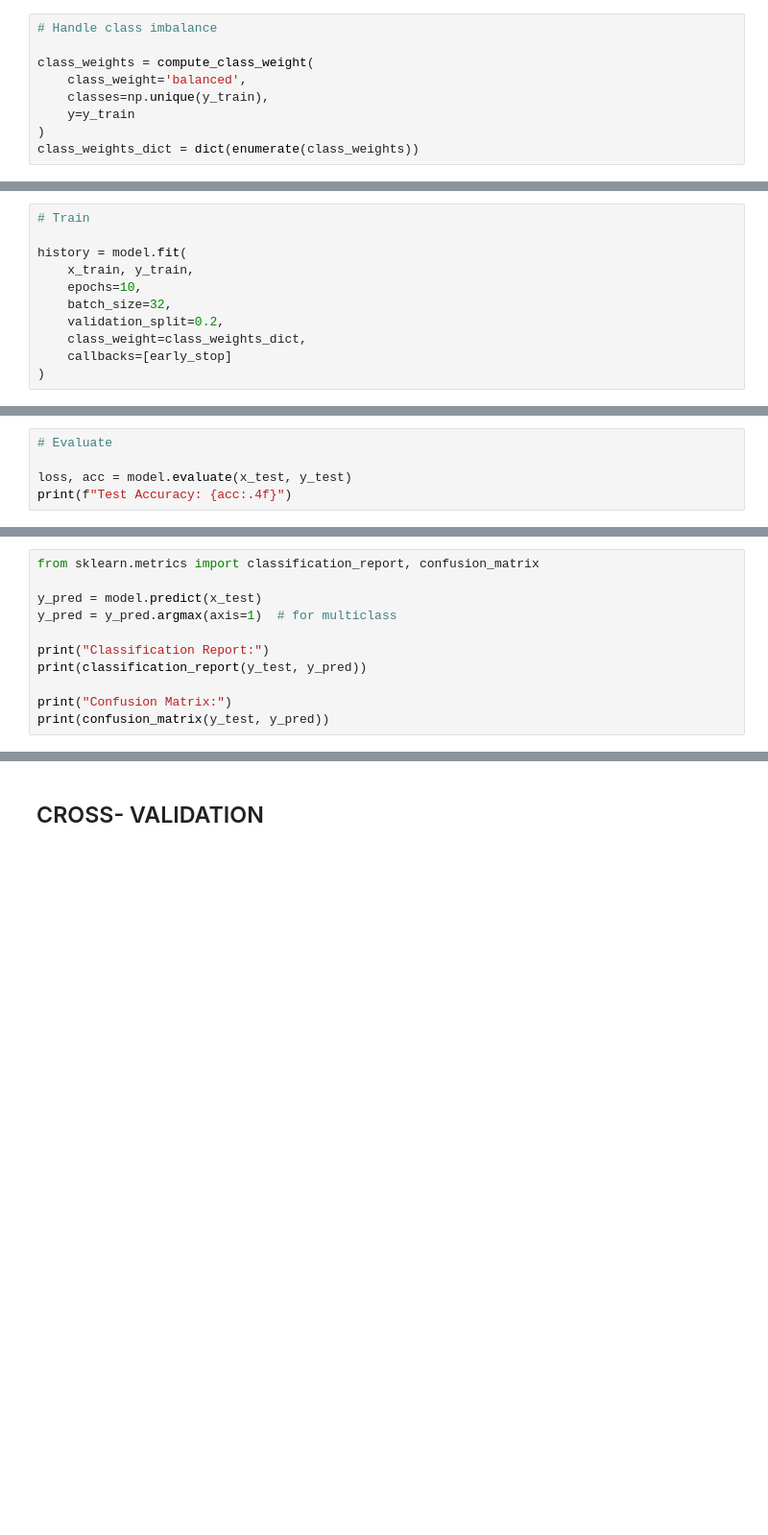
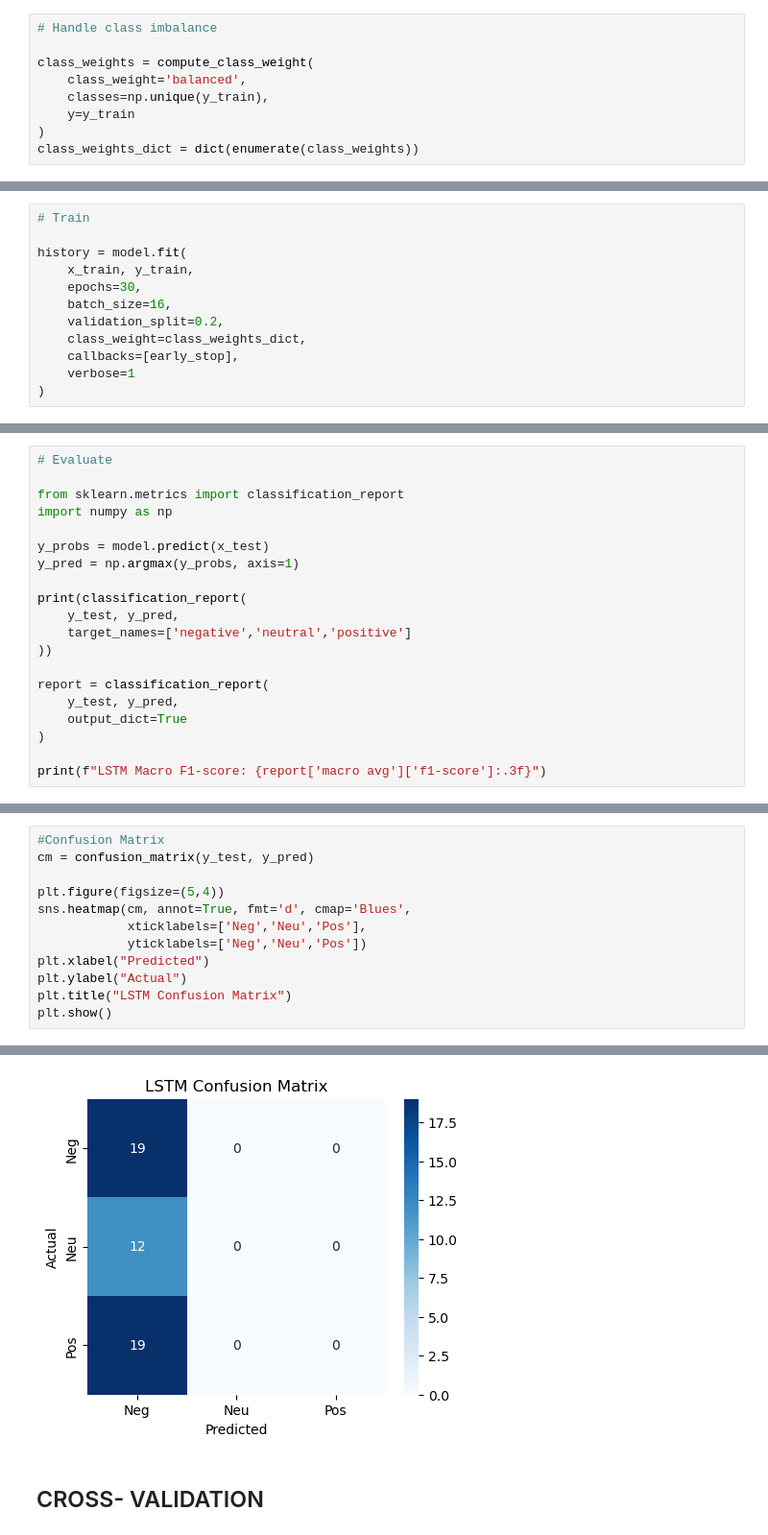
Before and after one commit to Haripriya-2310/AI-Echo-Your-Smartest-Conversational-Partner, a Jupyter notebook: AI.ipynb, the cells around one changed output, grey strips where cells are left out. Shown at 96% size. Cells and saved outputs as stored; diff of their text form; blank space fills up the shorter version.

```diff
--- a/AI.ipynb
+++ b/AI.ipynb
@@ -766,10 +822,11 @@ early_stop = EarlyStopping(
 
 history = model.fit(
     x_train, y_train,
-    epochs=10,
-    batch_size=32,
+    epochs=30,
+    batch_size=16,
     validation_split=0.2,
     class_weight=class_weights_dict,
-    callbacks=[early_stop]
+    callbacks=[early_stop],
+    verbose=1
 )
 # %% [output]
@@ -780,6 +841,21 @@ Epoch 2/10
 # %%
 # Evaluate
 
-loss, acc = model.evaluate(x_test, y_test)
-print(f"Test Accuracy: {acc:.4f}")
+from sklearn.metrics import classification_report
+import numpy as np
+
+y_probs = model.predict(x_test)
+y_pred = np.argmax(y_probs, axis=1)
+
+print(classification_report(
+    y_test, y_pred,
+    target_names=['negative','neutral','positive']
+))
+
+report = classification_report(
+    y_test, y_pred,
+    output_dict=True
+)
+
+print(f"LSTM Macro F1-score: {report['macro avg']['f1-score']:.3f}")
 # %% [output]
@@ -788,12 +874,13 @@ Test Accuracy: 0.3800
 # %%
-from sklearn.metrics import classification_report, confusion_matrix
+#Confusion Matrix
+cm = confusion_matrix(y_test, y_pred)
 
-y_pred = model.predict(x_test)
-y_pred = y_pred.argmax(axis=1)  # for multiclass
-
-print("Classification Report:")
-print(classification_report(y_test, y_pred))
-
-print("Confusion Matrix:")
-print(confusion_matrix(y_test, y_pred))
+plt.figure(figsize=(5,4))
+sns.heatmap(cm, annot=True, fmt='d', cmap='Blues',
+            xticklabels=['Neg','Neu','Pos'],
+            yticklabels=['Neg','Neu','Pos'])
+plt.xlabel("Predicted")
+plt.ylabel("Actual")
+plt.title("LSTM Confusion Matrix")
+plt.show()
 # %% [output]
@@ -816,3 +887,4 @@ Confusion Matrix:
+[figure, added]
 # %% [markdown]
 ## CROSS- VALIDATION
 # %%
```
Also changed, not shown: parts of 21 cells of this notebook, 2 other files.
